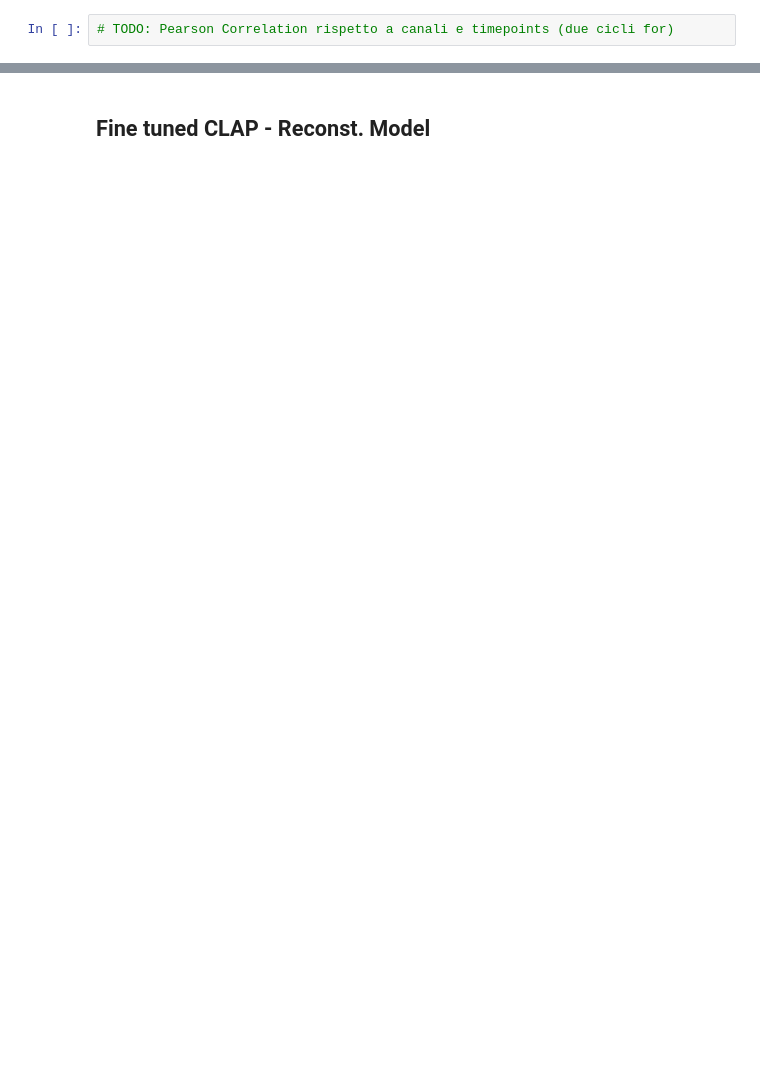
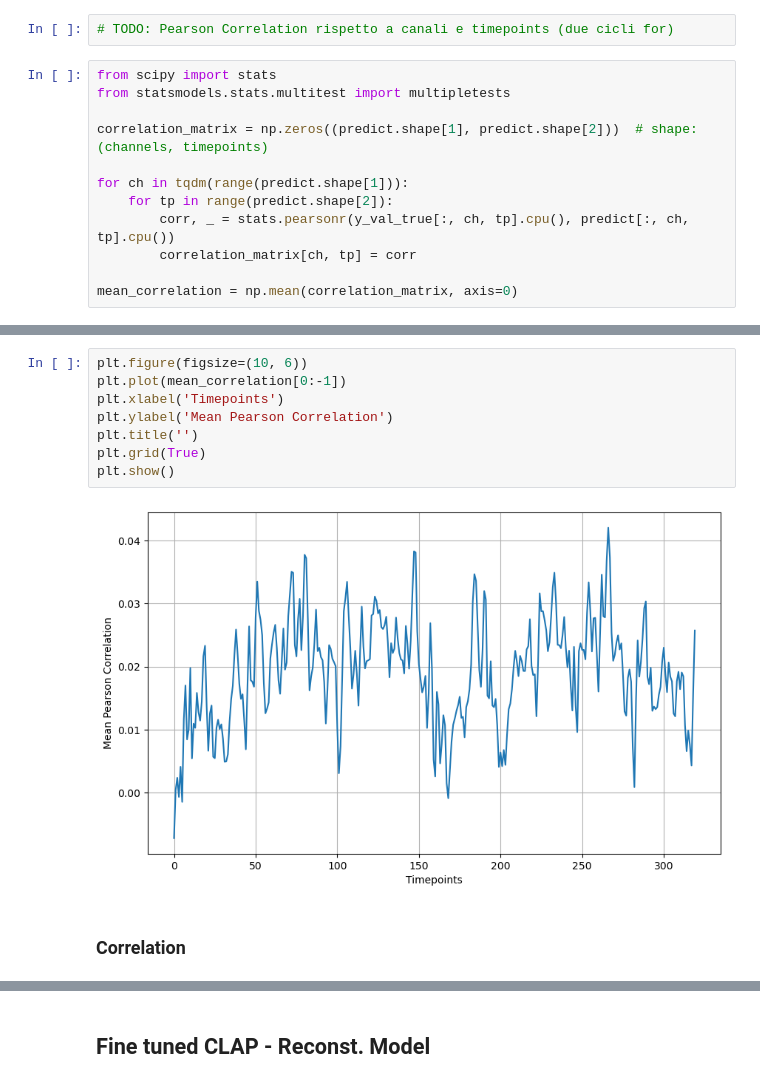
Before and after one commit to mattciff5/spect-to-meg, a Jupyter notebook: code/encoding_time.ipynb, the cells around one changed output, grey strips where cells are left out. Saved outputs shown, nothing was run; the diff lists cells and outputs as text; blank space fills up the shorter version.

```diff
--- a/code/encoding_time.ipynb
+++ b/code/encoding_time.ipynb
@@ -364,2 +220,14 @@ tensor(-0.4320, device='cuda:2')
 # %%
 # TODO: Pearson Correlation rispetto a canali e timepoints (due cicli for)
+# %%
+from scipy import stats
+from statsmodels.stats.multitest import multipletests
+
+correlation_matrix = np.zeros((predict.shape[1], predict.shape[2]))  # shape: (channels, timepoints)
+
+for ch in tqdm(range(predict.shape[1])):
+    for tp in range(predict.shape[2]):
+        corr, _ = stats.pearsonr(y_val_true[:, ch, tp].cpu(), predict[:, ch, tp].cpu())
+        correlation_matrix[ch, tp] = corr
+
+mean_correlation = np.mean(correlation_matrix, axis=0)
@@ -365,0 +245,12 @@ tensor(-0.4320, device='cuda:2')
+# %%
+plt.figure(figsize=(10, 6))
+plt.plot(mean_correlation[0:-1])
+plt.xlabel('Timepoints')
+plt.ylabel('Mean Pearson Correlation')
+plt.title('')
+plt.grid(True)
+plt.show()
+# %% [output]
+[figure, added]
+# %% [markdown]
+### Correlation
```
Also changed, not shown: parts of 38 cells of this notebook, 6 other files.
